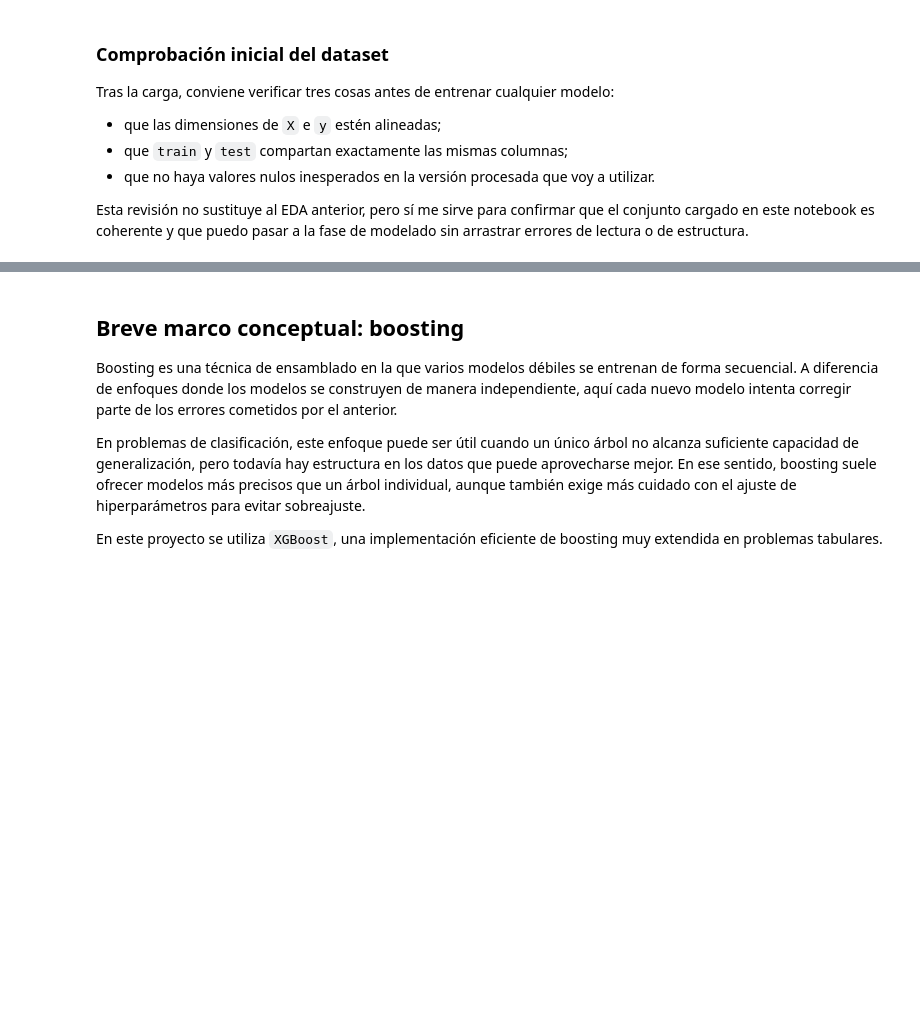
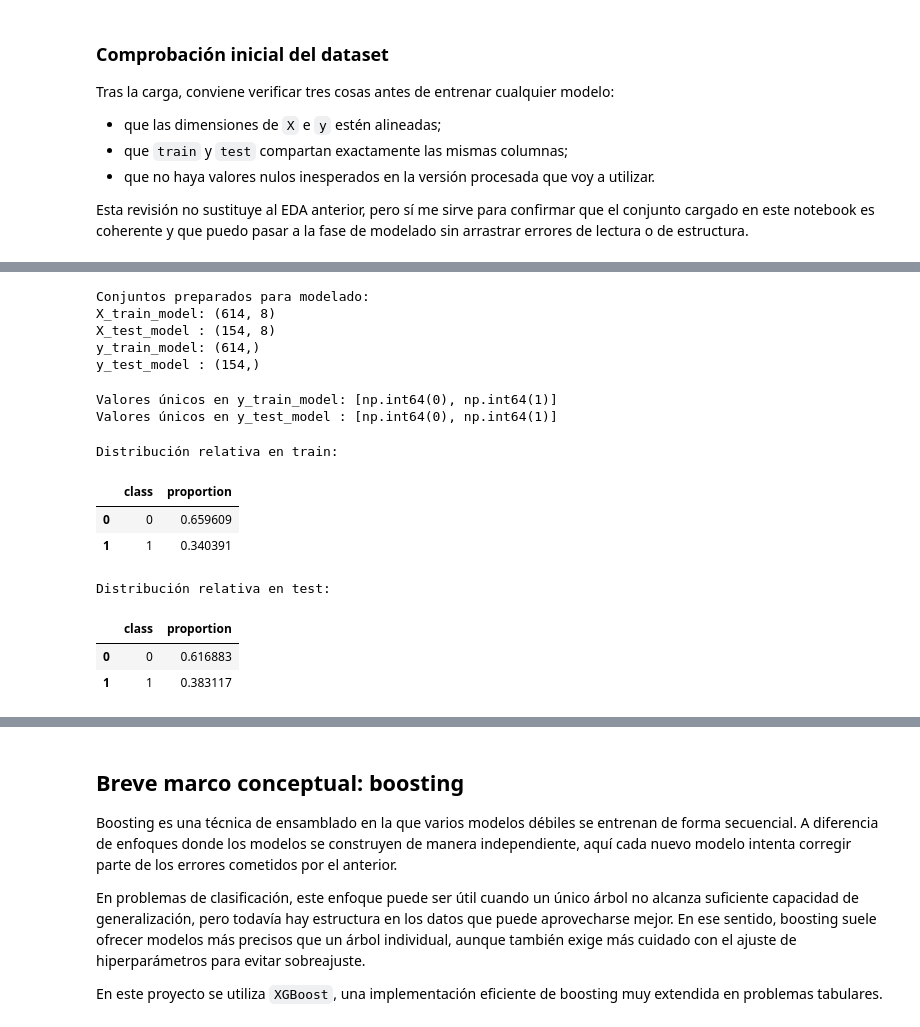
Before and after one commit to 4GeeksAcademy/gondelles-boosting-algorithm-project, a Jupyter notebook: src/boosting_diabetes.ipynb, the cells around one changed output, grey strips where cells are left out. Drawn from its saved outputs; the diff is of its cells as text; code cells hidden in the pictures; blank space fills up the shorter version.

```diff
--- a/src/boosting_diabetes.ipynb
+++ b/src/boosting_diabetes.ipynb
@@ -180,0 +204,57 @@ Esta revisión no sustituye al EDA anterior, pero sí me sirve para confirmar qu
+# %%
+# Copias de trabajo para el modelado
+X_train_model = X_train.copy()
+X_test_model = X_test.copy()
+
+y_train_model = y_train.copy().astype("int64")
+y_test_model = y_test.copy().astype("int64")
+
+print("Conjuntos preparados para modelado:")
+print(f"X_train_model: {X_train_model.shape}")
+print(f"X_test_model : {X_test_model.shape}")
+print(f"y_train_model: {y_train_model.shape}")
+print(f"y_test_model : {y_test_model.shape}")
+# %% [output]
+Conjuntos preparados para modelado:
+X_train_model: (614, 8)
+X_test_model : (154, 8)
+y_train_model: (614,)
+y_test_model : (154,)
+# %%
+print("Valores únicos en y_train_model:", sorted(y_train_model.unique()))
+print("Valores únicos en y_test_model :", sorted(y_test_model.unique()))
+# %% [output]
+Valores únicos en y_train_model: [np.int64(0), np.int64(1)]
+Valores únicos en y_test_model : [np.int64(0), np.int64(1)]
+# %%
+train_dist = (
+    y_train_model.value_counts(normalize=True)
+    .sort_index()
+    .rename("proportion")
+    .reset_index()
+)
+
+test_dist = (
+    y_test_model.value_counts(normalize=True)
+    .sort_index()
+    .rename("proportion")
+    .reset_index()
+)
+
+train_dist.columns = ["class", "proportion"]
+test_dist.columns = ["class", "proportion"]
+
+print("Distribución relativa en train:")
+display(train_dist)
+
+print("Distribución relativa en test:")
+display(test_dist)
+# %% [output]
+Distribución relativa en train:
+|  | class | proportion |
+| 0 | 0 | 0.659609 |
+| 1 | 1 | 0.340391 |
+Distribución relativa en test:
+|  | class | proportion |
+| 0 | 0 | 0.616883 |
+| 1 | 1 | 0.383117 |
```
Also changed, not shown: parts of 4 cells of this notebook.
